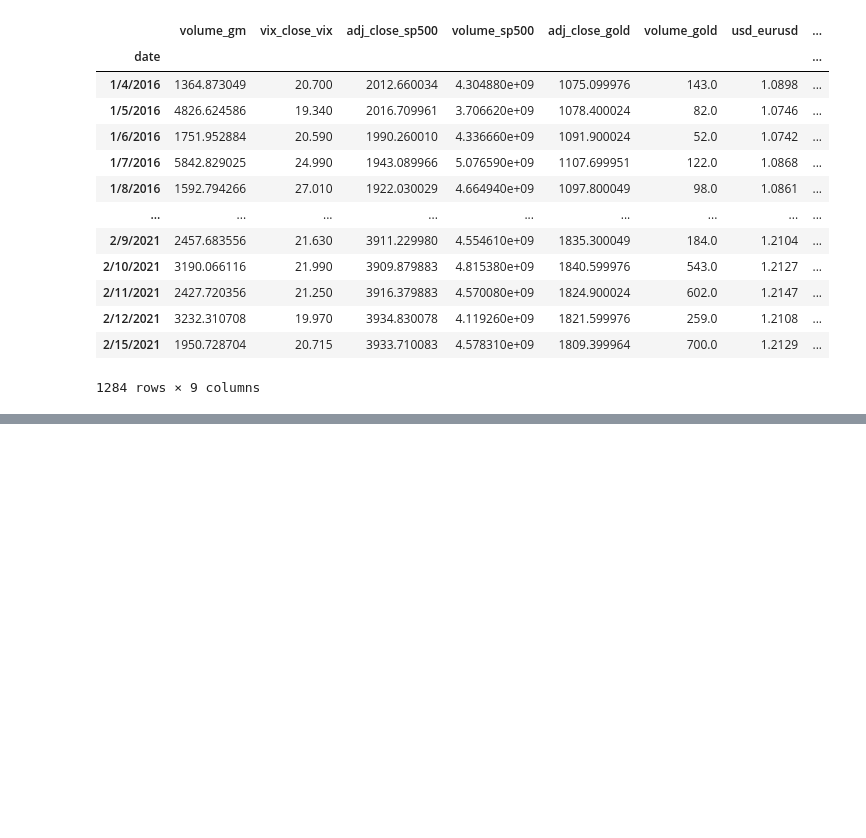
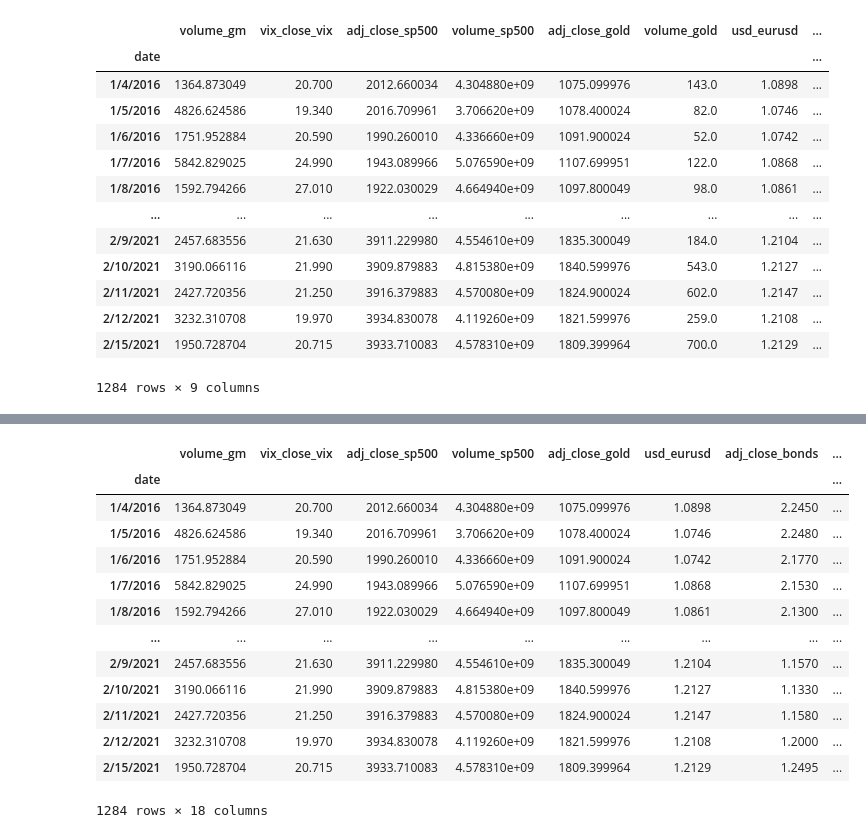
Before and after one commit to p4treina/trade_volume_prediction, a Jupyter notebook: notebooks/2-experiments.ipynb, the cells around one changed output, grey strips where cells are left out. Drawn from its saved outputs; the diff is of its cells as text; code cells hidden in the pictures; blank space fills up the shorter version.

```diff
--- a/notebooks/2-experiments.ipynb
+++ b/notebooks/2-experiments.ipynb
@@ -307,0 +301,19 @@ interpolated_data_reduced.iloc[test_indexes]
+# %%
+# Add lags
+capped_lag_df, lag_cols = add_lags(capped_df_no_gold_vol)
+capped_lag_df
+# %% [output]
+|  | volume_gm | vix_close_vix | adj_close_sp500 | volume_sp500 | adj_close_gold | usd_eurusd | adj_close_bonds | ... |
+| date |  |  |  |  |  |  |  | ... |
+| 1/4/2016 | 1364.873049 | 20.700 | 2012.660034 | 4.304880e+09 | 1075.099976 | 1.0898 | 2.2450 | ... |
+| 1/5/2016 | 4826.624586 | 19.340 | 2016.709961 | 3.706620e+09 | 1078.400024 | 1.0746 | 2.2480 | ... |
+| 1/6/2016 | 1751.952884 | 20.590 | 1990.260010 | 4.336660e+09 | 1091.900024 | 1.0742 | 2.1770 | ... |
+| 1/7/2016 | 5842.829025 | 24.990 | 1943.089966 | 5.076590e+09 | 1107.699951 | 1.0868 | 2.1530 | ... |
+| 1/8/2016 | 1592.794266 | 27.010 | 1922.030029 | 4.664940e+09 | 1097.800049 | 1.0861 | 2.1300 | ... |
+| ... | ... | ... | ... | ... | ... | ... | ... | ... |
+| 2/9/2021 | 2457.683556 | 21.630 | 3911.229980 | 4.554610e+09 | 1835.300049 | 1.2104 | 1.1570 | ... |
+| 2/10/2021 | 3190.066116 | 21.990 | 3909.879883 | 4.815380e+09 | 1840.599976 | 1.2127 | 1.1330 | ... |
+| 2/11/2021 | 2427.720356 | 21.250 | 3916.379883 | 4.570080e+09 | 1824.900024 | 1.2147 | 1.1580 | ... |
+| 2/12/2021 | 3232.310708 | 19.970 | 3934.830078 | 4.119260e+09 | 1821.599976 | 1.2108 | 1.2000 | ... |
+| 2/15/2021 | 1950.728704 | 20.715 | 3933.710083 | 4.578310e+09 | 1809.399964 | 1.2129 | 1.2495 | ... |
+1284 rows × 18 columns
```
Also changed, not shown: parts of 46 cells of this notebook, 8 other files.
